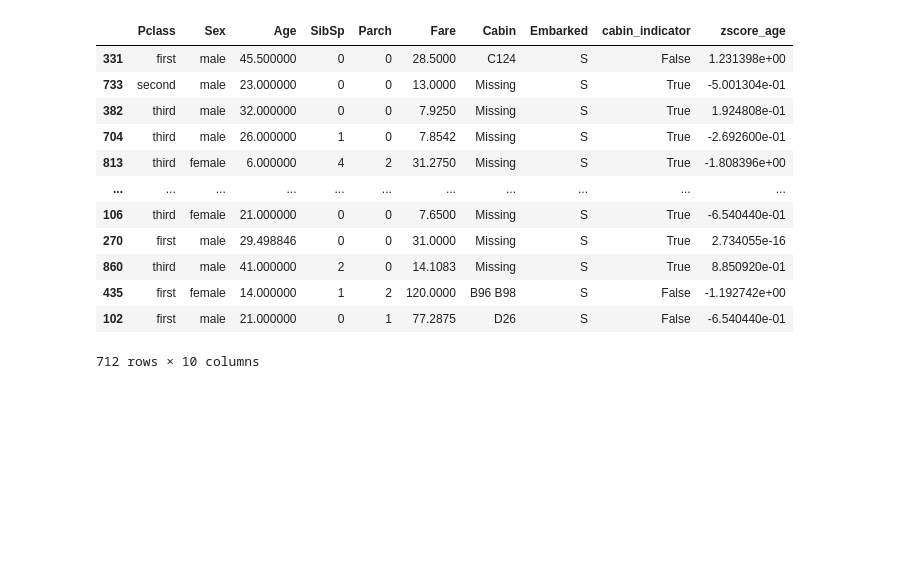
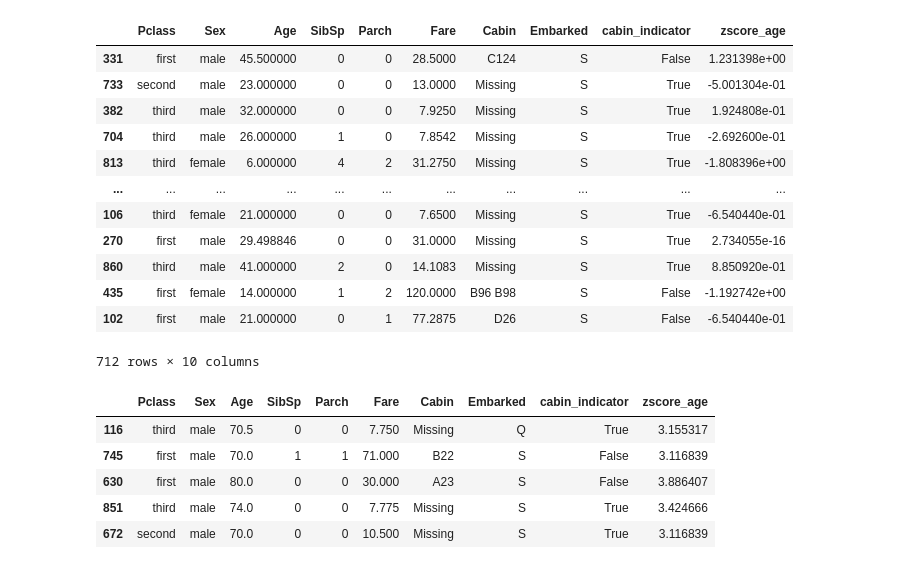
Before and after one commit to RiazullJannat/ML, a Jupyter notebook: ML_M6.ipynb, the cells around one changed output. Saved outputs shown, nothing was run; the diff lists cells and outputs as text; code cells hidden in the pictures; blank space fills up the shorter version.

```diff
--- a/ML_M6.ipynb
+++ b/ML_M6.ipynb
@@ -140,3 +138,13 @@ features_train
 | 435 | first | female | 14.000000 | 1 | 2 | 120.0000 | B96 B98 | S | False | -1.192742e+00 |
 | 102 | first | male | 21.000000 | 0 | 1 | 77.2875 | D26 | S | False | -6.540440e-01 |
 712 rows × 10 columns
+# %%
+age_outliers = features_train[abs(features_train['zscore_age'])>3]
+age_outliers
+# %% [output]
+|  | Pclass | Sex | Age | SibSp | Parch | Fare | Cabin | Embarked | cabin_indicator | zscore_age |
+| 116 | third | male | 70.5 | 0 | 0 | 7.750 | Missing | Q | True | 3.155317 |
+| 745 | first | male | 70.0 | 1 | 1 | 71.000 | B22 | S | False | 3.116839 |
+| 630 | first | male | 80.0 | 0 | 0 | 30.000 | A23 | S | False | 3.886407 |
+| 851 | third | male | 74.0 | 0 | 0 | 7.775 | Missing | S | True | 3.424666 |
+| 672 | second | male | 70.0 | 0 | 0 | 10.500 | Missing | S | True | 3.116839 |
```
Also changed, not shown: parts of 5 cells of this notebook.
